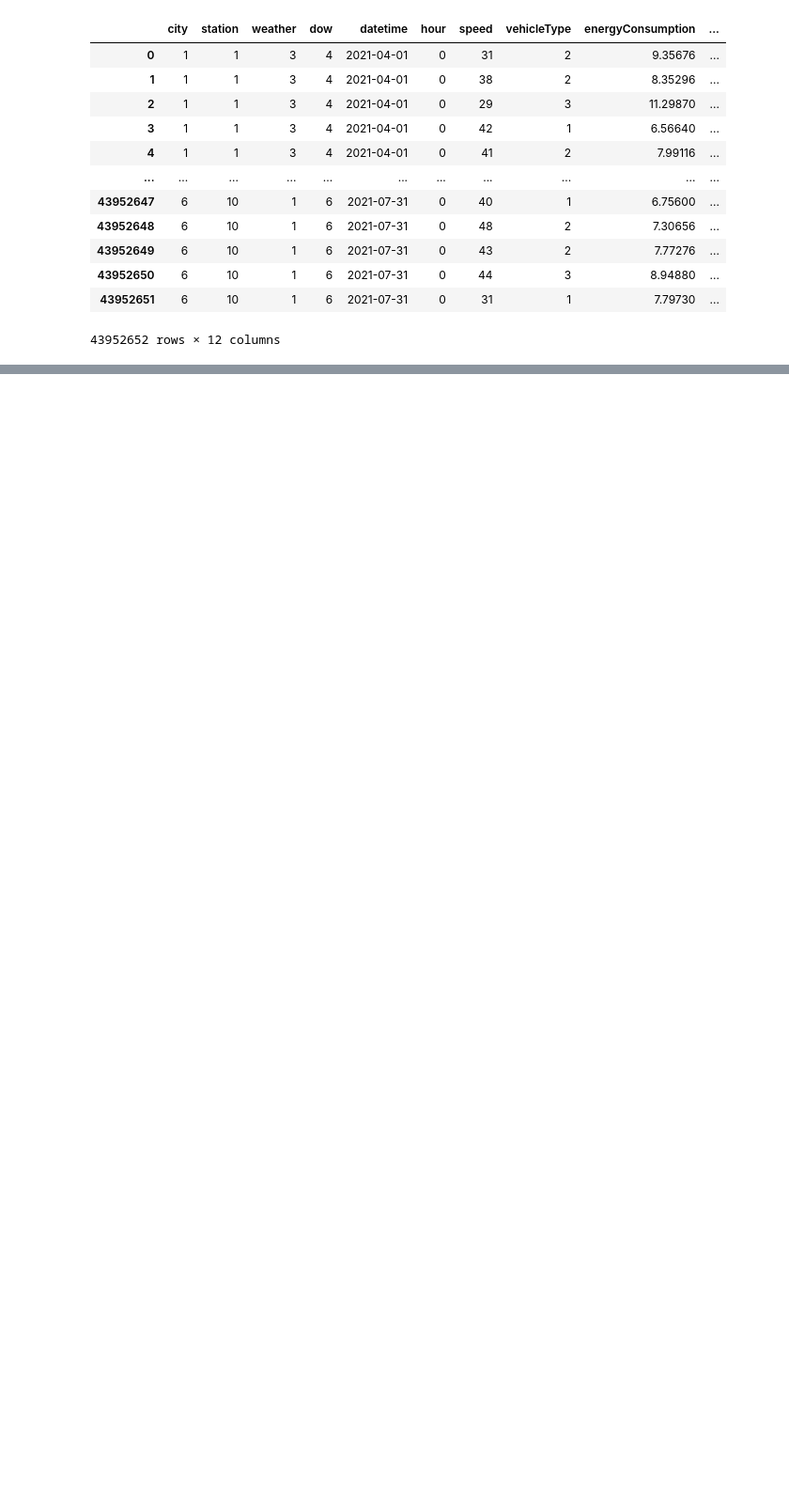
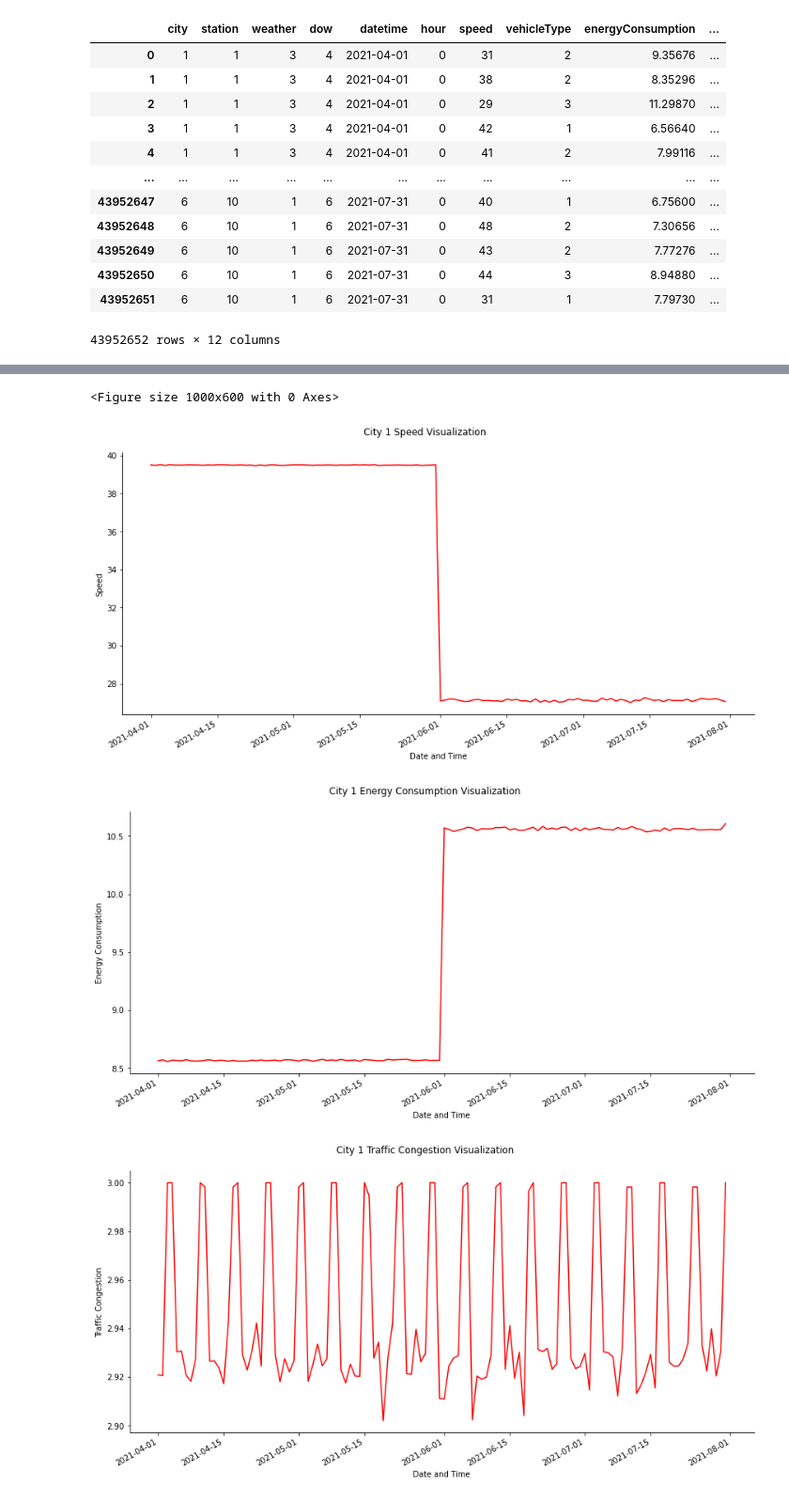
Before and after one commit to leonardohannas/MODS206_TelecomParis, a Jupyter notebook: notebook.ipynb, the cells around one changed output, grey strips where cells are left out. Shown at 94% size. Drawn from its saved outputs; the diff is of its cells as text; code cells hidden in the pictures; blank space fills up the shorter version.

```diff
--- a/notebook.ipynb
+++ b/notebook.ipynb
@@ -47,0 +105,3 @@ traffic
+# %%
+city_1 = traffic[traffic['city'] == 1].groupby(pd.Grouper(key='datetime', freq='D')).mean().drop(columns=['station', 'weather', 'dow', 'vehicleType', 'hour'])
+city_1
@@ -47,0 +123,26 @@ traffic
+# %%
+plt.figure(figsize=(10, 6), dpi=100)
+g1 = sns.relplot(x='datetime', y='speed', kind='line', data=city_1, height=6, aspect=2, color='red')
+g1.fig.autofmt_xdate()
+g1.set_xlabels('Date and Time')
+g1.set_ylabels('Speed')
+g1.fig.suptitle('City 1 Speed Visualization', y=1.05)
+
+g2 = sns.relplot(x='datetime', y='energyConsumption', kind='line', data=city_1, height=6, aspect=2, color='red')
+g2.fig.autofmt_xdate()
+g2.set_xlabels('Date and Time')
+g2.set_ylabels('Energy Consumption')
+g2.fig.suptitle('City 1 Energy Consumption Visualization', y=1.05)
+
+g3 = sns.relplot(x='datetime', y='trafficCongestion', kind='line', data=city_1, height=6, aspect=2, color='red')
+g3.fig.autofmt_xdate()
+g3.set_xlabels('Date and Time')
+g3.set_ylabels('Traffic Congestion')
+g3.fig.suptitle('City 1 Traffic Congestion Visualization', y=1.05)
+
+plt.show()
+# %% [output]
+<Figure size 1000x600 with 0 Axes>
+[figure, added]
+[figure, added]
+[figure, added]
```
Also changed, not shown: parts of 20 cells of this notebook.
